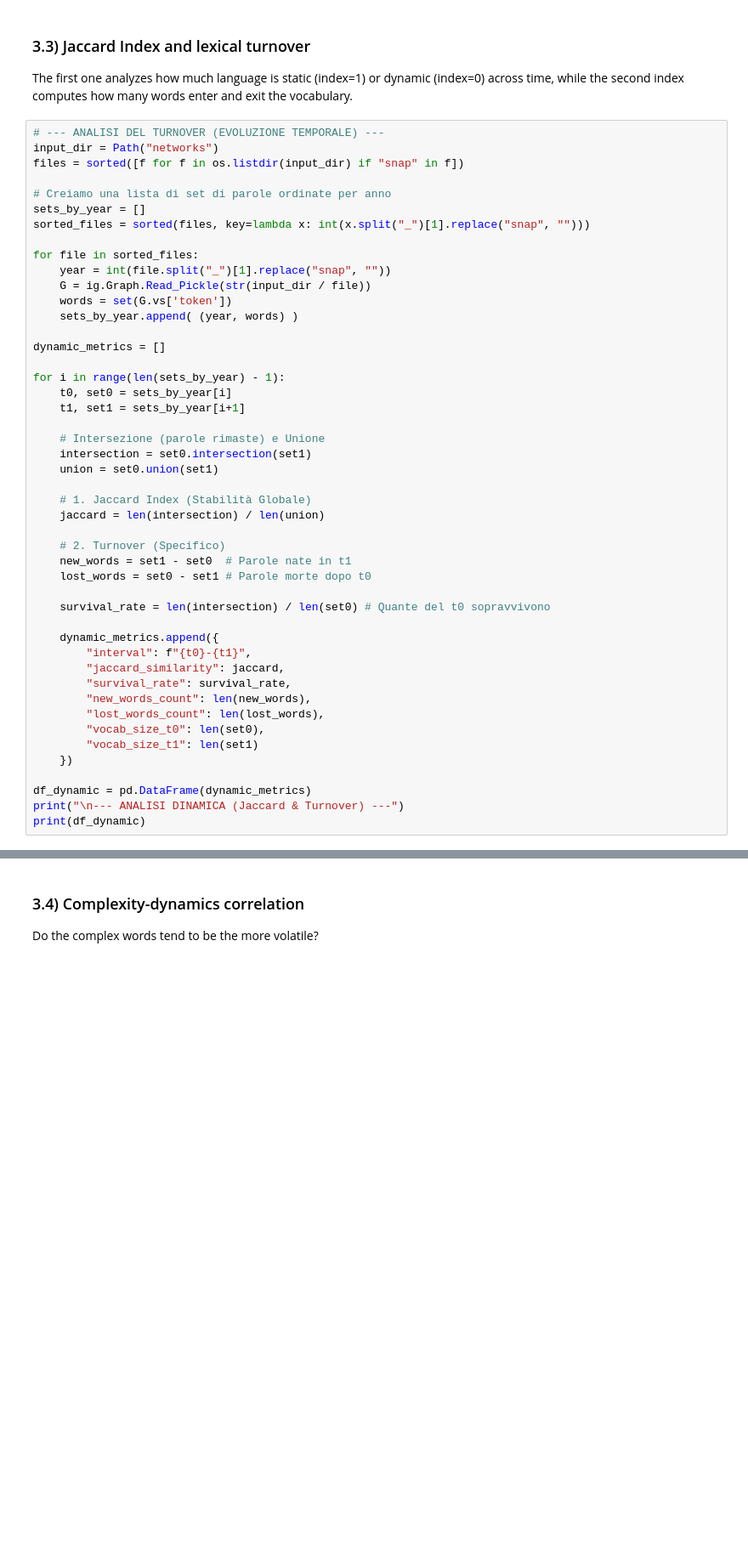
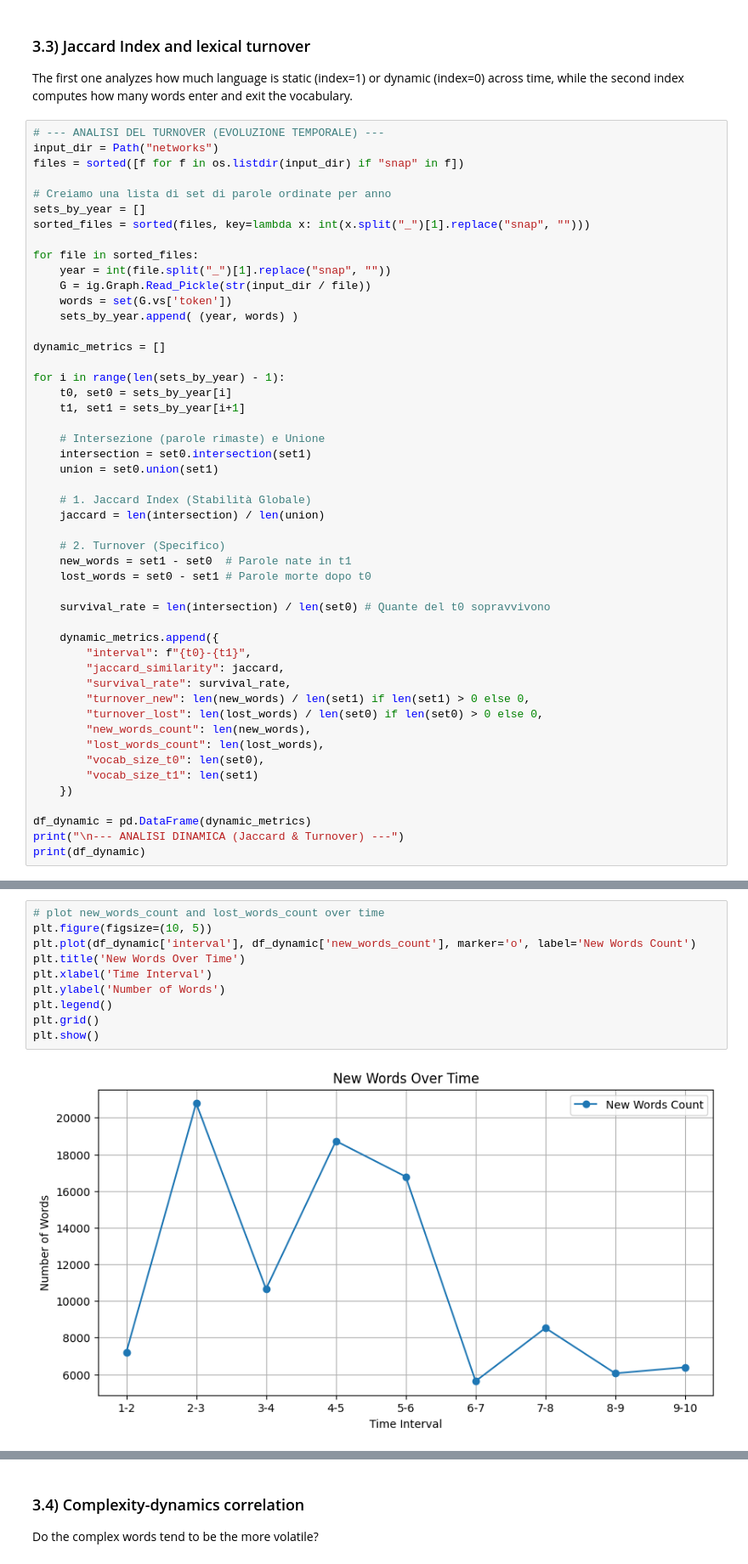
Before and after one commit to ChefBB/acn_project, a Jupyter notebook: dynet/network_creation.ipynb, the cells around one changed output, grey strips where cells are left out. Shown at 85% size. Cells and saved outputs as stored; diff of their text form; blank space fills up the shorter version.

```diff
--- a/dynet/network_creation.ipynb
+++ b/dynet/network_creation.ipynb
@@ -477,6 +477,8 @@ for i in range(len(sets_by_year) - 1):
         "interval": f"{t0}-{t1}",
         "jaccard_similarity": jaccard,
         "survival_rate": survival_rate,
+        "turnover_new": len(new_words) / len(set1) if len(set1) > 0 else 0,
+        "turnover_lost": len(lost_words) / len(set0) if len(set0) > 0 else 0,
         "new_words_count": len(new_words),
         "lost_words_count": len(lost_words),
         "vocab_size_t0": len(set0),
@@ -500,0 +519,12 @@ print(df_dynamic)
+# %%
+# plot new_words_count and lost_words_count over time
+plt.figure(figsize=(10, 5))
+plt.plot(df_dynamic['interval'], df_dynamic['new_words_count'], marker='o', label='New Words Count')
+plt.title('New Words Over Time')
+plt.xlabel('Time Interval')
+plt.ylabel('Number of Words')
+plt.legend()
+plt.grid()
+plt.show()
+# %% [output]
+[figure, added]
```
Also changed, not shown: parts of 9 cells of this notebook, 2 other files.
